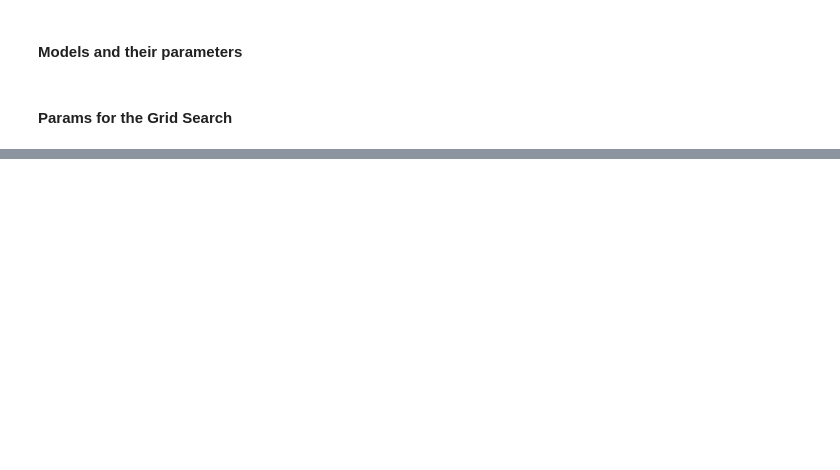
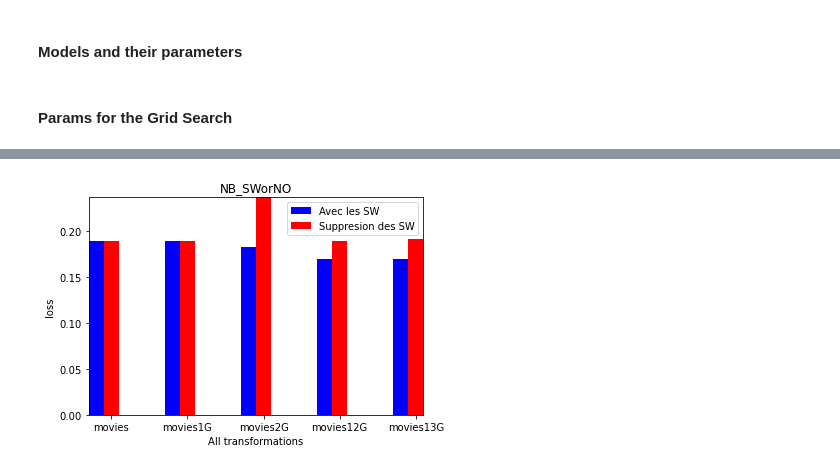
Before and after one commit to almehdiKrisni/ProjetTAL, a Jupyter notebook: Notebook-Sentiments.ipynb, the cells around one changed output, grey strips where cells are left out. Saved outputs shown, nothing was run; the diff lists cells and outputs as text; code cells hidden in the pictures; blank space fills up the shorter version.

```diff
--- a/Notebook-Sentiments.ipynb
+++ b/Notebook-Sentiments.ipynb
@@ -499,0 +701,15 @@ svcPredict.fit(vec_movies, y_movies)
+# %%
+plt.figure()
+ax = plt.subplot(111)
+ax.bar(x-0.2, valueNBwithSW, width=0.2, color='b', align='center', label="Avec les SW")
+ax.bar(x, valueNBwithoutSW, width=0.2, color='r', align='center', label="Suppresion des SW")
+ax.set_xlabel('All transformations', fontsize=10)
+ax.set_ylabel('loss', fontsize=10)
+plt.xticks(x,transf)
+plt.title('NB_SWorNO')
+plt.legend()
+plt.legend(bbox_to_anchor=(1, 1))
+ax.autoscale(tight=True)
+plt.savefig('NB_SWorNO.png')
+# %% [output]
+[figure, added]
```
Also changed, not shown: parts of 76 cells of this notebook, 5 other files.
